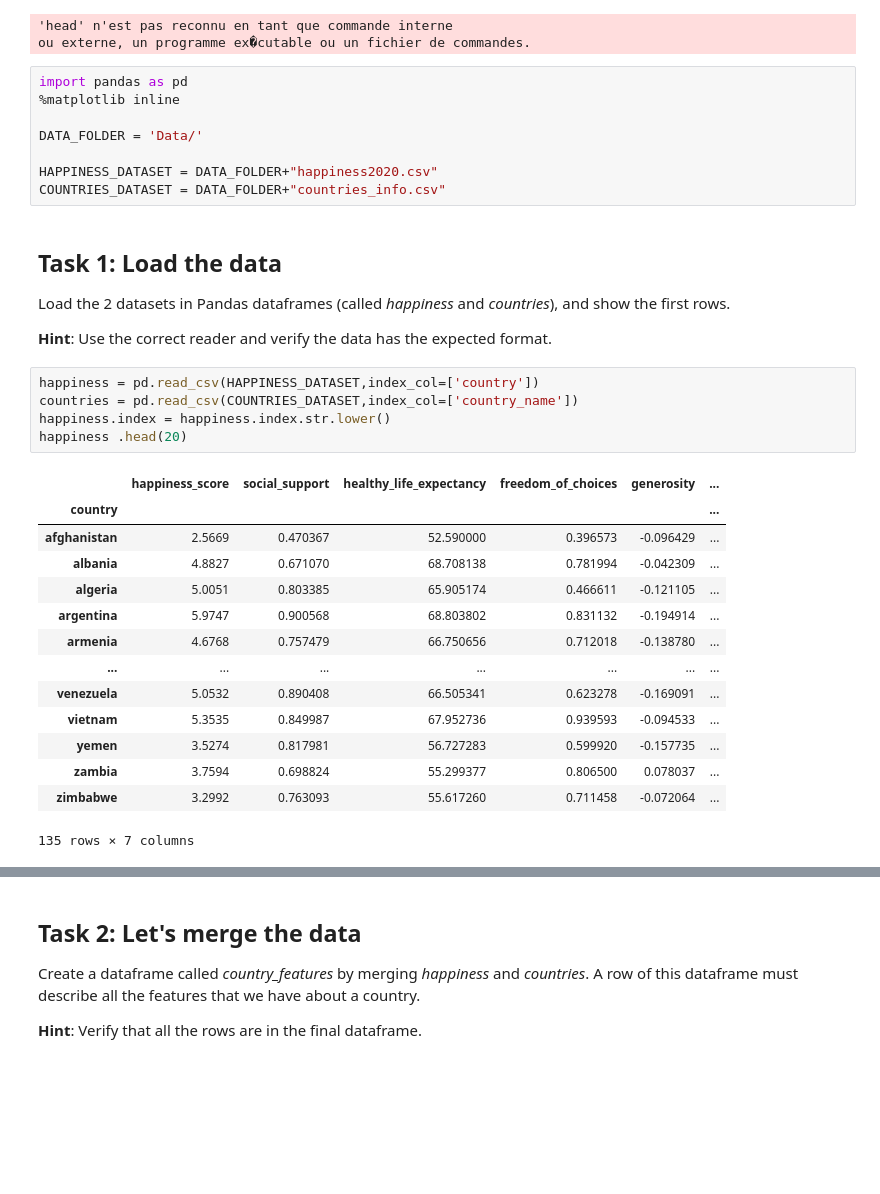
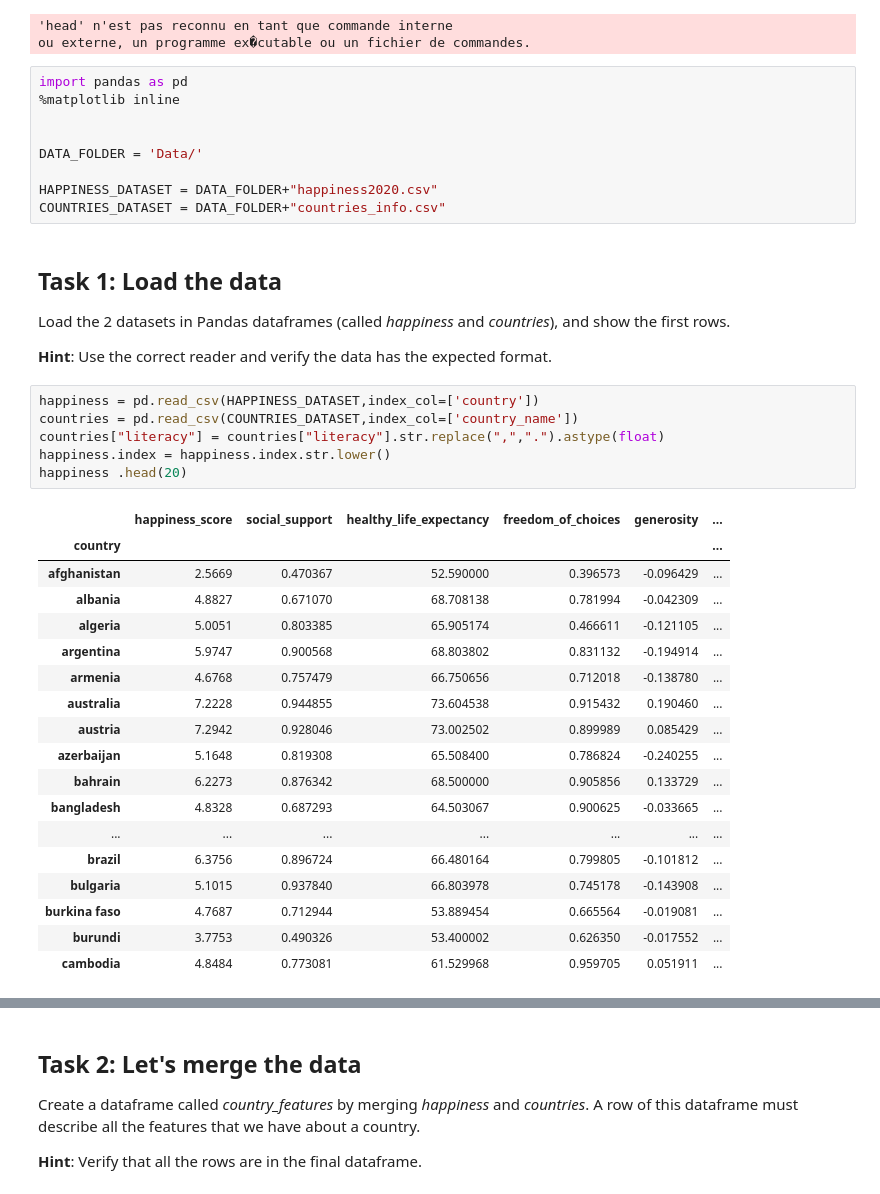
Before and after one commit to aiglegivree/ada_2025, a Jupyter notebook: Exercises/01 - Handling data/Happiness.ipynb, the cells around one changed output, grey strips where cells are left out. Drawn from its saved outputs; the diff is of its cells as text; blank space fills up the shorter version.

```diff
--- a/Exercises/01 - Handling data/Happiness.ipynb
+++ b/Exercises/01 - Handling data/Happiness.ipynb
@@ -31,6 +31,7 @@ ou externe, un programme ex�cutable ou un fichier de commandes.
 # %%
 import pandas as pd
 %matplotlib inline
+
 
 DATA_FOLDER = 'Data/'
 
@@ -46,23 +47,28 @@ Load the 2 datasets in Pandas dataframes (called *happiness* and *countries*), a
 # %%
 happiness = pd.read_csv(HAPPINESS_DATASET,index_col=['country'])
 countries = pd.read_csv(COUNTRIES_DATASET,index_col=['country_name'])
+countries["literacy"] = countries["literacy"].str.replace(",",".").astype(float)
 happiness.index = happiness.index.str.lower()
 happiness .head(20)
 # %% [output]
 |  | happiness_score | social_support | healthy_life_expectancy | freedom_of_choices | generosity | ... |
 | country |  |  |  |  |  | ... |
 | afghanistan | 2.5669 | 0.470367 | 52.590000 | 0.396573 | -0.096429 | ... |
 | albania | 4.8827 | 0.671070 | 68.708138 | 0.781994 | -0.042309 | ... |
 | algeria | 5.0051 | 0.803385 | 65.905174 | 0.466611 | -0.121105 | ... |
 | argentina | 5.9747 | 0.900568 | 68.803802 | 0.831132 | -0.194914 | ... |
 | armenia | 4.6768 | 0.757479 | 66.750656 | 0.712018 | -0.138780 | ... |
+| australia | 7.2228 | 0.944855 | 73.604538 | 0.915432 | 0.190460 | ... |
+| austria | 7.2942 | 0.928046 | 73.002502 | 0.899989 | 0.085429 | ... |
+| azerbaijan | 5.1648 | 0.819308 | 65.508400 | 0.786824 | -0.240255 | ... |
+| bahrain | 6.2273 | 0.876342 | 68.500000 | 0.905856 | 0.133729 | ... |
+| bangladesh | 4.8328 | 0.687293 | 64.503067 | 0.900625 | -0.033665 | ... |
 | ... | ... | ... | ... | ... | ... | ... |
-| venezuela | 5.0532 | 0.890408 | 66.505341 | 0.623278 | -0.169091 | ... |
-| vietnam | 5.3535 | 0.849987 | 67.952736 | 0.939593 | -0.094533 | ... |
-| yemen | 3.5274 | 0.817981 | 56.727283 | 0.599920 | -0.157735 | ... |
-| zambia | 3.7594 | 0.698824 | 55.299377 | 0.806500 | 0.078037 | ... |
-| zimbabwe | 3.2992 | 0.763093 | 55.617260 | 0.711458 | -0.072064 | ... |
+| brazil | 6.3756 | 0.896724 | 66.480164 | 0.799805 | -0.101812 | ... |
+| bulgaria | 5.1015 | 0.937840 | 66.803978 | 0.745178 | -0.143908 | ... |
+| burkina faso | 4.7687 | 0.712944 | 53.889454 | 0.665564 | -0.019081 | ... |
+| burundi | 3.7753 | 0.490326 | 53.400002 | 0.626350 | -0.017552 | ... |
+| cambodia | 4.8484 | 0.773081 | 61.529968 | 0.959705 | 0.051911 | ... |
-135 rows × 7 columns
 # %%
 countries.head(20)
 # %% [output]
```
Also changed, not shown: parts of 20 cells of this notebook.
